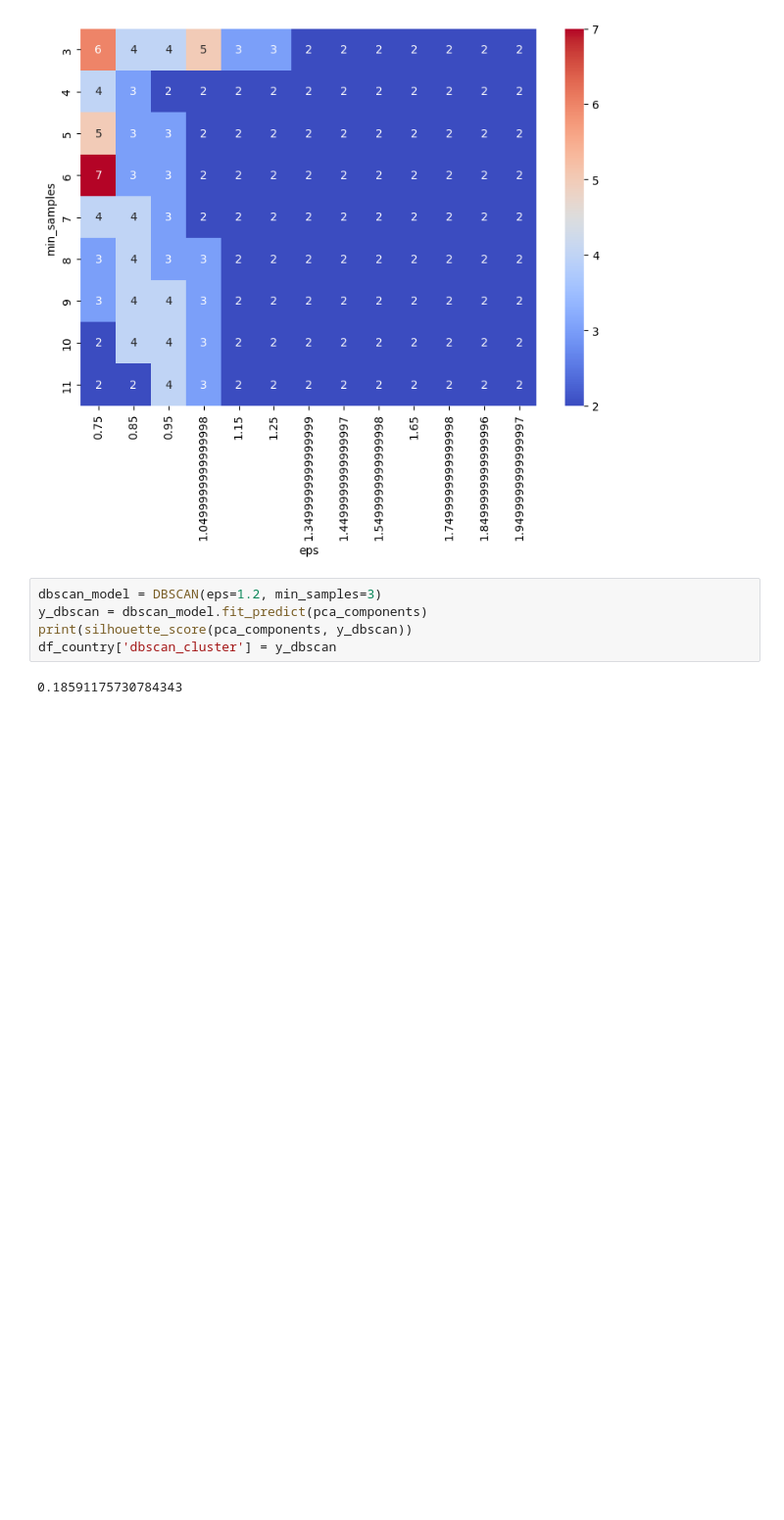
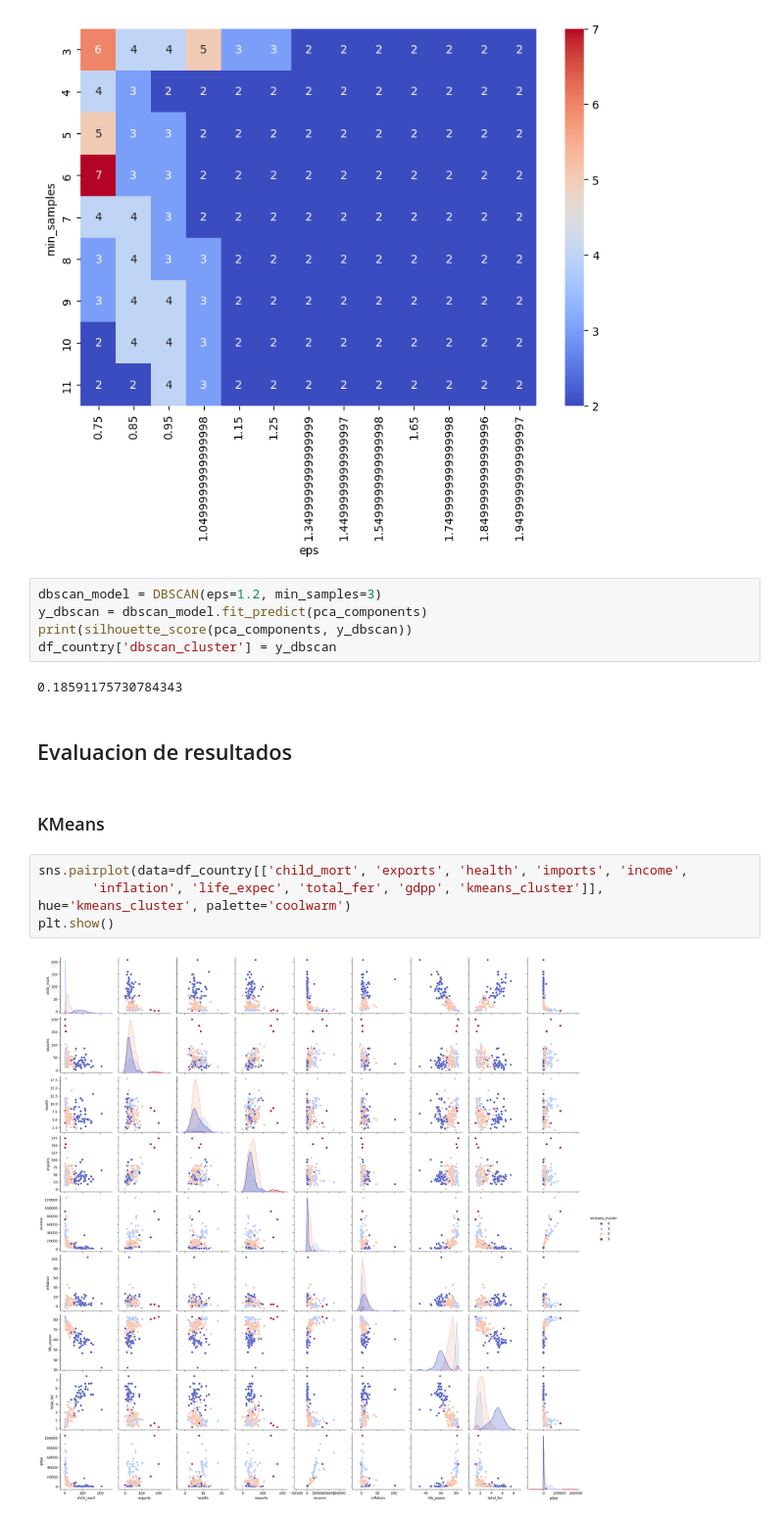
Before and after one commit to PabloJRW/clustering, a Jupyter notebook: proyecto_country.ipynb, the cells around one changed output. Shown at 98% size. Cells and saved outputs as stored; diff of their text form; blank space fills up the shorter version.

```diff
--- a/proyecto_country.ipynb
+++ b/proyecto_country.ipynb
@@ -276,3 +276,13 @@ print(silhouette_score(pca_components, y_dbscan))
 df_country['dbscan_cluster'] = y_dbscan
 # %% [output]
 0.18591175730784343
+# %% [markdown]
+## Evaluacion de resultados
+# %% [markdown]
+### KMeans
+# %%
+sns.pairplot(data=df_country[['child_mort', 'exports', 'health', 'imports', 'income',
+       'inflation', 'life_expec', 'total_fer', 'gdpp', 'kmeans_cluster']], hue='kmeans_cluster', palette='coolwarm')
+plt.show()
+# %% [output]
+[figure, added]
```
Also changed, not shown: parts of 2 cells of this notebook.
